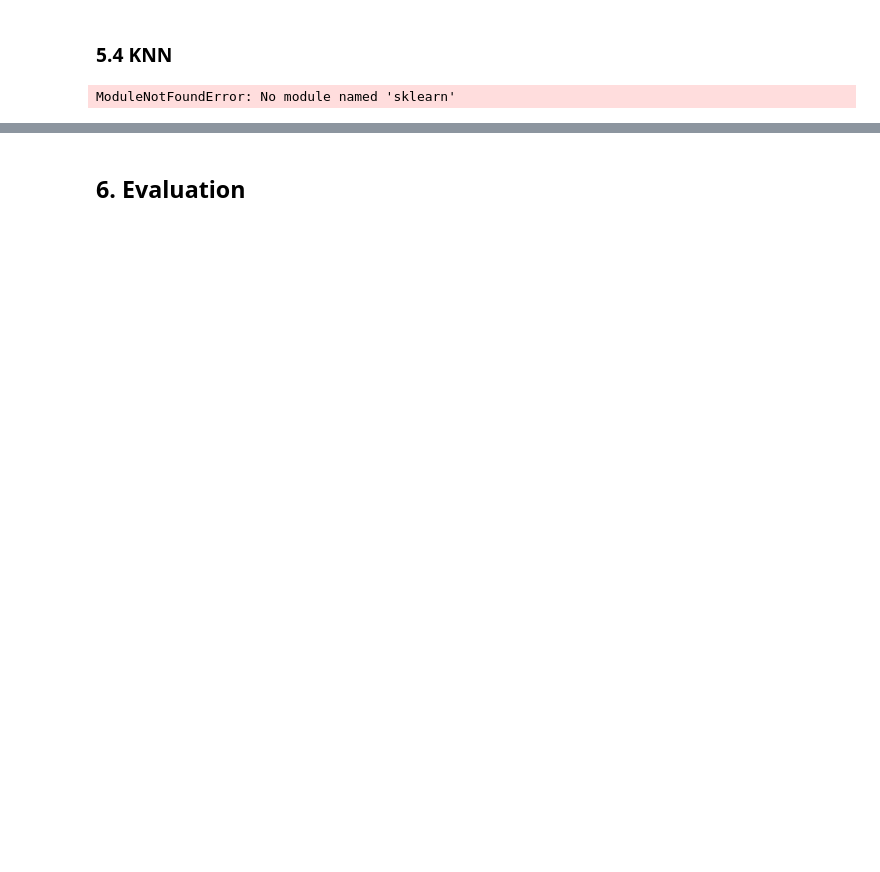
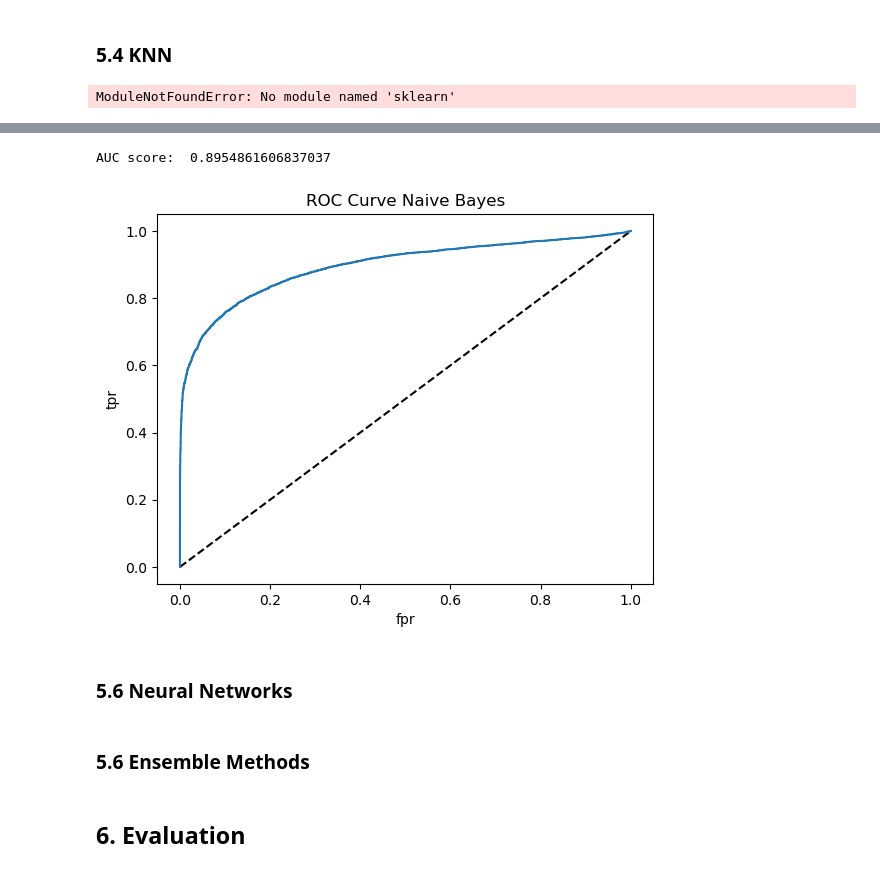
Before and after one commit to katezhang1234/Predict-Airline-Satisfaction, a Jupyter notebook: ML_airline_project.ipynb, the cells around one changed output, grey strips where cells are left out. Saved outputs shown, nothing was run; the diff lists cells and outputs as text; code cells hidden in the pictures; blank space fills up the shorter version.

```diff
--- a/ML_airline_project.ipynb
+++ b/ML_airline_project.ipynb
@@ -779 +840,23 @@ ModuleNotFoundError: No module named 'sklearn'
+# %%
+# ROC score
+naive_prob = naive_bayes.predict_proba(pca_data_test)[:,1]
+naive_auc = metrics.roc_auc_score(y_test, naive_prob)
+print("AUC score: ", naive_auc)
+
+n_curve = metrics.roc_curve(y_true=y_test, y_score=naive_prob)
+n_fpr, n_tpr = n_curve[0], n_curve[1]
+# %% [output]
+AUC score:  0.8954861606837037
+# %%
+# ROC curve
+plt.plot([0,1],[0,1],'k--')
+plt.plot(n_fpr, n_tpr, label='NB')
+plt.xlabel('fpr')
+plt.ylabel('tpr')
+plt.title('ROC Curve Naive Bayes')
+plt.show()
+# %% [output]
+[figure, added]
+# %% [markdown]
+<h3>5.6 Neural Networks</h3>
 # %%
@@ -797,0 +878,2 @@ run_nn()
+# %% [markdown]
+<h3>5.6 Ensemble Methods</h3>
```
Also changed, not shown: parts of 37 cells of this notebook.
